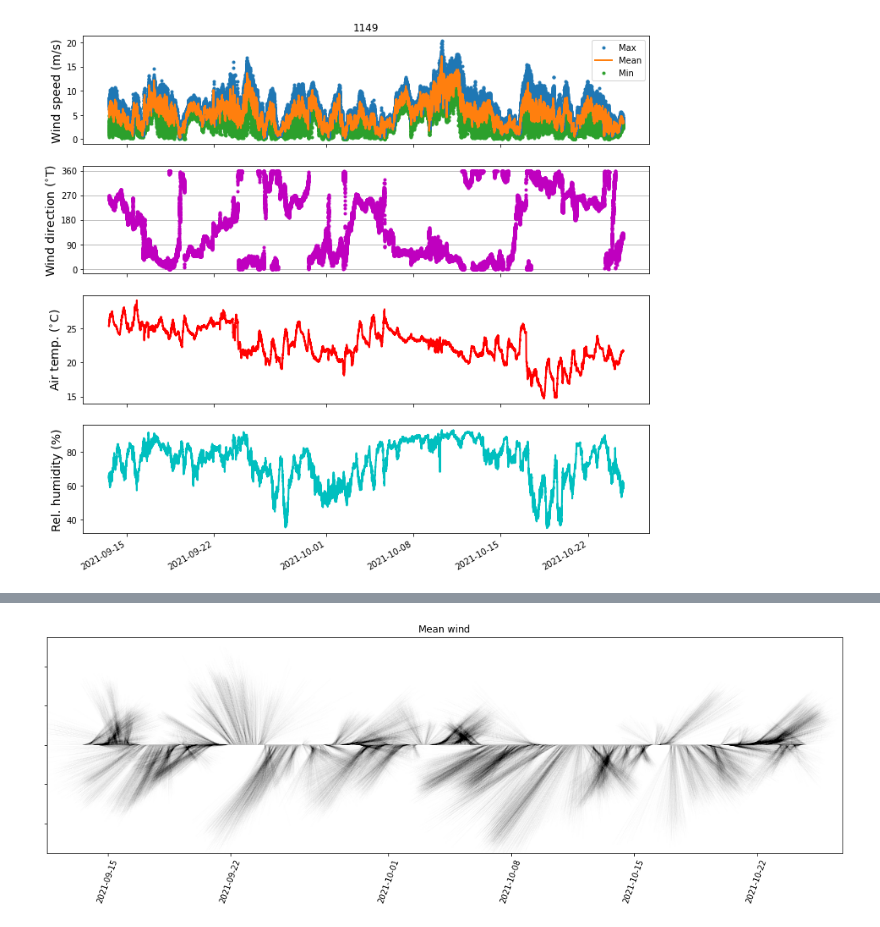
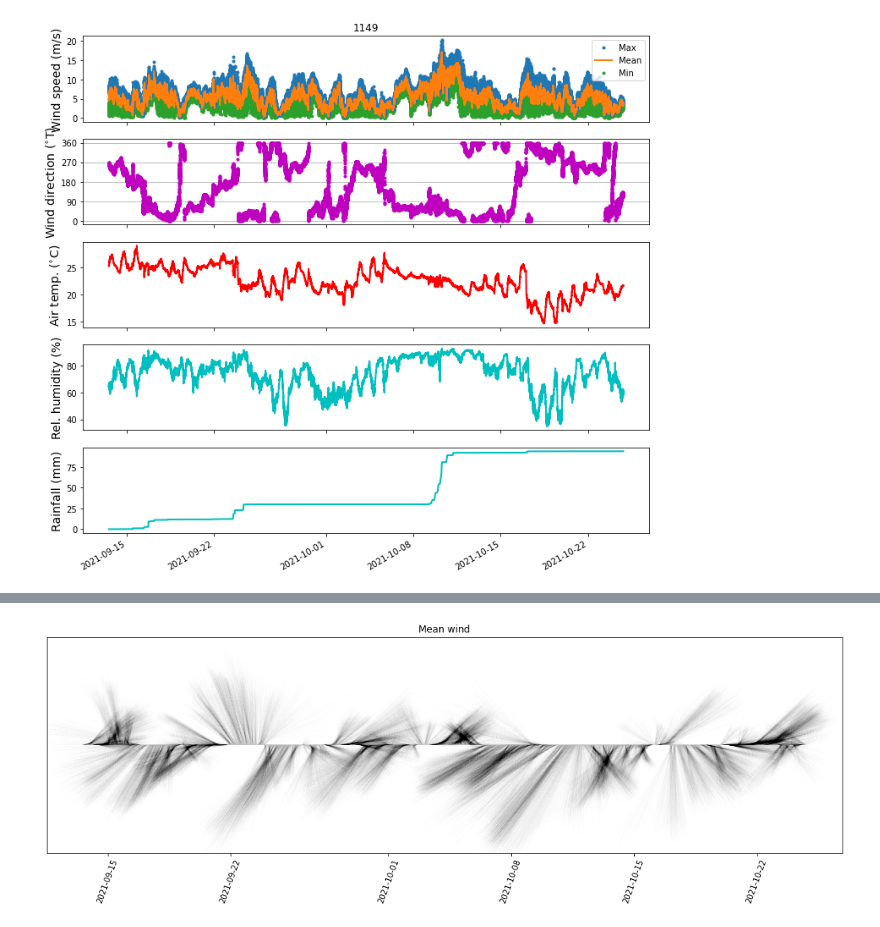
Before and after one commit to odemeo-usgs/projects, a Jupyter notebook: DUNEX/Dunex_Plots_2021.ipynb, the cells around one changed output, grey strips where cells are left out. Saved outputs shown, nothing was run; the diff lists cells and outputs as text; code cells hidden in the pictures.

Commit message:
Edited plots for meeting

```diff
--- a/DUNEX/Dunex_Plots_2021.ipynb
+++ b/DUNEX/Dunex_Plots_2021.ipynb
@@ -9,6 +12,9 @@ import seaborn as sns
 # %%
 # netCDF files
 fn='C:\\Users\\odemeo\\Documents\\Field_Data_Processing\\DUNEX\\1149\\1149wxt-a.nc'
+
+# Export path
+figpath1149='C:\\Users\\odemeo\\Documents\\Field_Data_Processing\\DUNEX\\1149\\Figures\\'
 # %%
 # Read in mooring 1149
 ds=xr.open_dataset(fn)
@@ -52,36 +49,38 @@ relh=np.delete(relh,nans)
 rain=np.delete(rain,nans)
 # %%
 # Time-series plots
-fig, ax=plt.subplots(nrows=4, ncols=1, sharey=False, sharex=True, squeeze=True, figsize = (12,12))
+fig, ax=plt.subplots(nrows=5, ncols=1, sharey=False, sharex=True, squeeze=True, figsize = (12,12))
 
 # Wind speed
 ax[0].plot(time,wsp_max, '.',zorder=1,label='Max')
 ax[0].plot(time,wsp_mean,'-',linewidth=2,zorder=2,label='Mean')
 ax[0].plot(time,wsp_min, '.',zorder=0,label='Min')
 ax[0].set_ylabel('Wind speed (m/s)',fontsize=14)
 ax[0].legend()
 ax[0].title.set_text('1149')
 fig.autofmt_xdate() # Rotate x-axis labels so you can read all of them
-#ax[0].text(.02,.85,'Wind speed',fontsize=16,transform=ax[0].transAxes)
 
 # Wind direction
 ax[1].plot(time,wdir_mean,'m.',linewidth=2)
 ax[1].set_yticks([0.,90.,180.,270,360])
 ax[1].set_ylabel('Wind direction ($^{\circ}$T)',fontsize=14)
 ax[1].grid(axis = 'y')
-#ax[1].text(.02,.85,'Wind direction (from)',fontsize=16,transform=ax[1].transAxes)
 
 # Temp
 ax[2].plot(time,temp,'r-',linewidth=2)
 ax[2].set_ylabel('Air temp. ($^{\circ}$C)',fontsize=14)
-#ax[2].text(.02,.1,'Air temperature',fontsize=16,transform=ax[2].transAxes)
 
 # Relative humidity
 ax[3].plot(time,relh,'c-',linewidth=2)
 ax[3].set_ylabel('Rel. humidity (%)',fontsize=14);
-#ax[3].text(.02,.1,'Relative humidity',fontsize=16,transform=ax[4].transAxes)
+
+# Rainfall
+ax[4].plot(time,rain,'c-',linewidth=2)
+ax[4].set_ylabel('Rainfall (mm)',fontsize=14);
+
+fig.savefig(figpath1149+'1149_Time_Series')
 # %% [output]
-[figure, old version]
+[figure, new version]
 # %%
 # Wind rose plot
 
```
Also changed, not shown: parts of 6 cells of this notebook.
